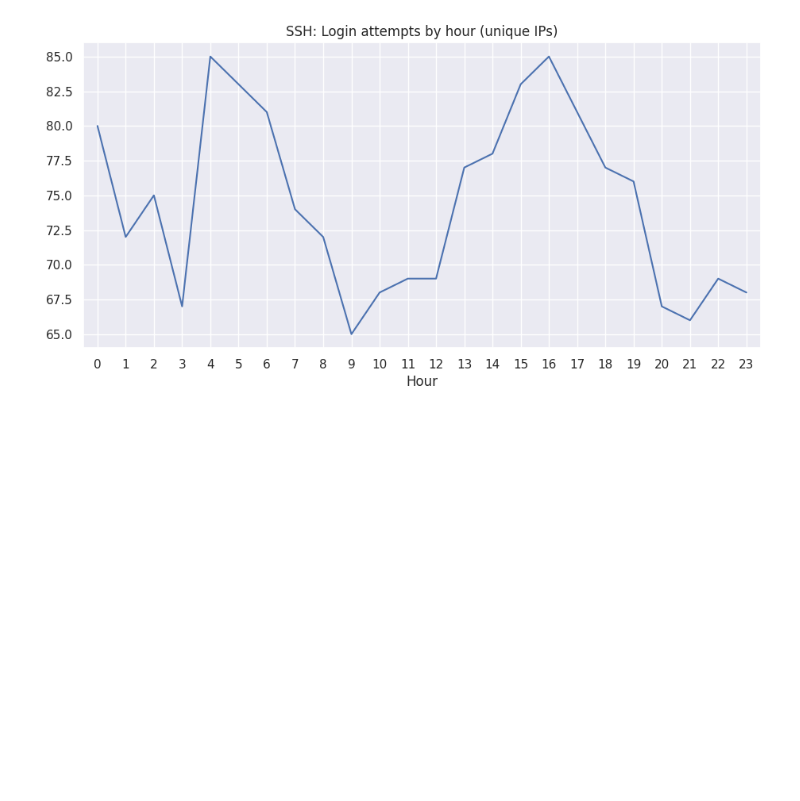
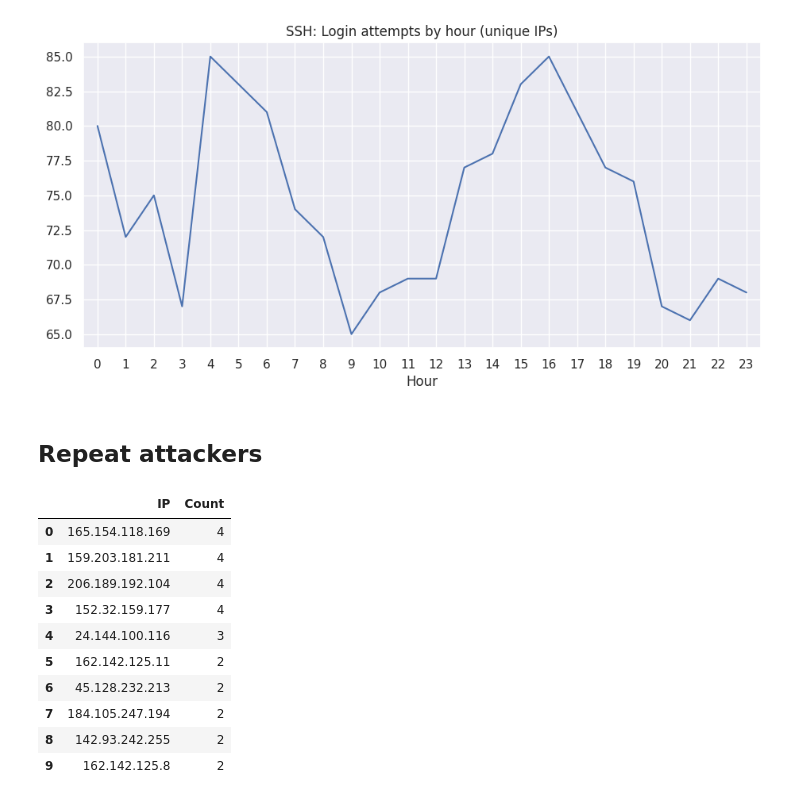
Before and after one commit to ysthakur/hacs202-ssh-hp, a Jupyter notebook: imhungry.ipynb, the cells around one changed output. Saved outputs shown, nothing was run; the diff lists cells and outputs as text; code cells hidden in the pictures; blank space fills up the shorter version.

Commit message:
Get repeat attackers

```diff
--- a/imhungry.ipynb
+++ b/imhungry.ipynb
@@ -35,6 +35,10 @@ TIME_COL = "Time"
 IP_COL = "IP"
 DATE_COL = "Date"
 HOUR_COL = "Hour"
+# %%
+def counts_to_df(counts):
+    """Turn value_counts into a DataFrame"""
+    return counts.reset_index(level=0).rename({"count": "Count"}, axis=1)
 # %% [markdown]
 # SSH stuff
 # %%
@@ -407,3 +354,19 @@ by_hour_graph(
 )
 # %% [output]
 [figure]
+# %% [markdown]
+## Repeat attackers
+# %%
+counts_to_df(reqs[IP_COL].value_counts().nlargest(10))
+# %% [output]
+|  | IP | Count |
+| 0 | 165.154.118.169 | 4 |
+| 1 | 159.203.181.211 | 4 |
+| 2 | 206.189.192.104 | 4 |
+| 3 | 152.32.159.177 | 4 |
+| 4 | 24.144.100.116 | 3 |
+| 5 | 162.142.125.11 | 2 |
+| 6 | 45.128.232.213 | 2 |
+| 7 | 184.105.247.194 | 2 |
+| 8 | 142.93.242.255 | 2 |
+| 9 | 162.142.125.8 | 2 |
```
Also changed, not shown: parts of 17 cells of this notebook.
